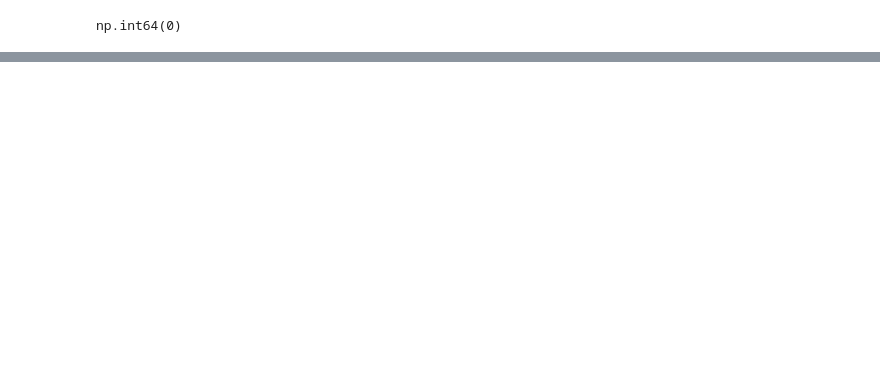
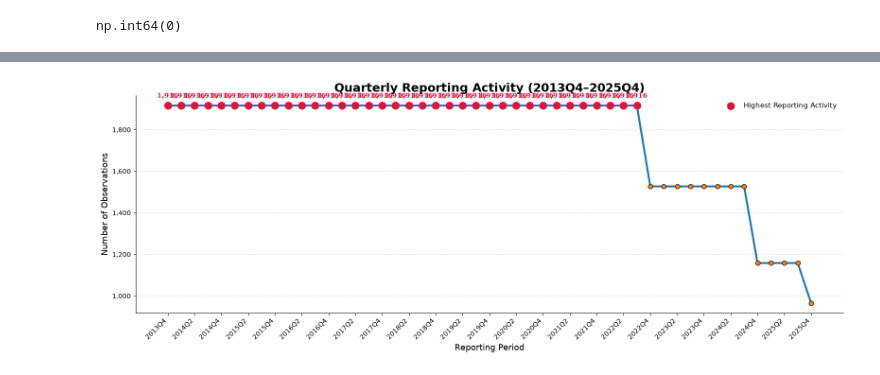
Before and after one commit to ejazurrehman/Islamic_Fintech_Working_Notebooks, a Jupyter notebook: Islamic_Banking_EDA_Notebook.ipynb, the cells around one changed output, grey strips where cells are left out. Saved outputs shown, nothing was run; the diff lists cells and outputs as text; code cells hidden in the pictures; blank space fills up the shorter version.

```diff
--- a/Islamic_Banking_EDA_Notebook.ipynb
+++ b/Islamic_Banking_EDA_Notebook.ipynb
@@ -752 +959,88 @@ plt.show()
+# %%
+import matplotlib.pyplot as plt
+import matplotlib.ticker as mtick
+
+# Count observations by reporting period
+timeline = df["Time Period"].value_counts().sort_index()
+
+# Create figure
+plt.figure(figsize=(16, 6))
+
+# Plot line
+plt.plot(
+    timeline.index,
+    timeline.values,
+    color="#1f77b4",
+    linewidth=3,
+    marker="o",
+    markersize=7,
+    markerfacecolor="#ff7f0e",
+    markeredgecolor="black",
+    markeredgewidth=0.8
+)
+
+# Highlight highest reporting period(s)
+max_value = timeline.max()
+max_periods = timeline[timeline == max_value]
+
+plt.scatter(
+    max_periods.index,
+    max_periods.values,
+    color="crimson",
+    s=120,
+    zorder=5,
+    label="Highest Reporting Activity"
+)
+
+# Annotate highest reporting period(s)
+for x, y in zip(max_periods.index, max_periods.values):
+    plt.annotate(
+        f"{y:,}",
+        xy=(x, y),
+        xytext=(0, 12),
+        textcoords="offset points",
+        ha="center",
+        fontsize=10,
+        fontweight="bold",
+        color="crimson"
+    )
+
+# Titles
+plt.title(
+    "Quarterly Reporting Activity (2013Q4–2025Q4)",
+    fontsize=18,
+    fontweight="bold"
+)
+
+plt.xlabel("Reporting Period", fontsize=13)
+plt.ylabel("Number of Observations", fontsize=13)
+
+# Format y-axis
+plt.gca().yaxis.set_major_formatter(
+    mtick.StrMethodFormatter("{x:,.0f}")
+)
+
+# Show every second quarter for readability
+plt.xticks(
+    ticks=range(0, len(timeline.index), 2),
+    labels=timeline.index[::2],
+    rotation=45,
+    ha="right",
+    fontsize=10
+)
+
+# Grid
+plt.grid(axis="y", linestyle="--", alpha=0.4)
+
+# Remove top and right borders
+plt.gca().spines["top"].set_visible(False)
+plt.gca().spines["right"].set_visible(False)
+
+# Legend
+plt.legend(frameon=False, fontsize=11)
+
+plt.tight_layout()
+plt.show()
+# %% [output]
+[figure, added]
 # %% [markdown]
```
Also changed, not shown: parts of 46 cells of this notebook.
